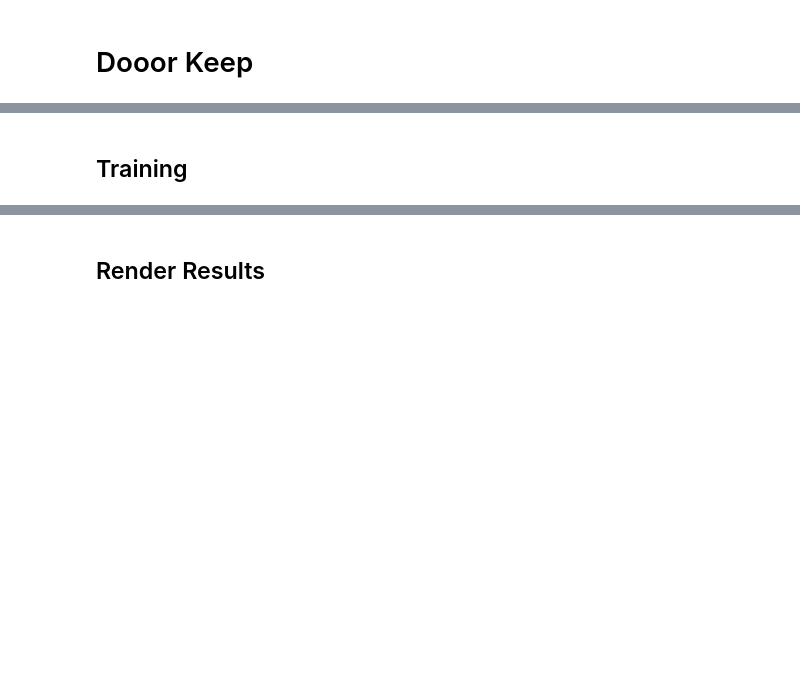
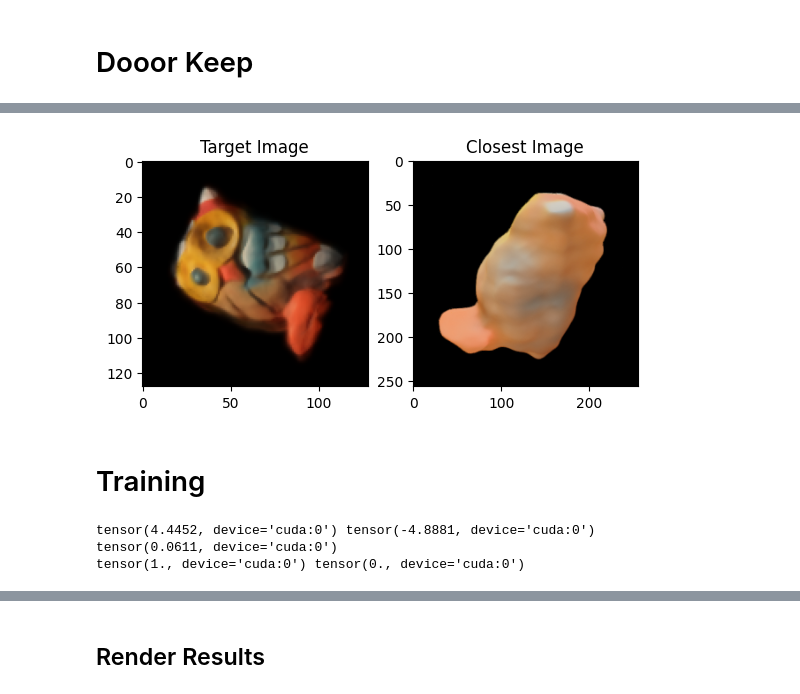
Before and after one commit to Dipan-Zhang/Wonder3D, a Jupyter notebook: NeuS/iNeuS_pose_estmation.ipynb, the cells around one changed output, grey strips where cells are left out. Drawn from its saved outputs; the diff is of its cells as text; code cells hidden in the pictures; blank space fills up the shorter version.

```diff
--- a/NeuS/iNeuS_pose_estmation.ipynb
+++ b/NeuS/iNeuS_pose_estmation.ipynb
@@ -378,0 +561,8 @@ loaded checkpoint from ./exp/neus/owl/checkpoints/ckpt_005000.pth
+# %%
+# compare the directly cos similarity
+scores = []
+img_features = extract_features_from_img(image_paths, "DINO", visualize=False)
+
+for img_feature in img_features:
+    score = torch.dot(img_feature.flatten(), target_img_features.flatten())
+    scores.append(score)
@@ -379,3 +575,27 @@ loaded checkpoint from ./exp/neus/owl/checkpoints/ckpt_005000.pth
+# %%
+min_idx = torch.argmin(torch.FloatTensor(scores))
+plt.subplot(1, 2, 1)
+plt.imshow(target_img[...,[2,1,0]].cpu())
+plt.title("Target Image")
+plt.subplot(1, 2, 2)
+plt.imshow(cv2.imread(image_paths[min_idx])[...,[2,1,0]])
+plt.title("Closest Image")
+plt.show()
+# %% [output]
+[figure, added]
 # %% [markdown]
-## Training
+# Training
+# %%
+# print(torch.var(target_img_features_flatten))
+print(target_img_features_flatten.max(), target_img_features_flatten.min())
+target_img_features_flatten_normalized = (target_img_features_flatten - torch.mean(target_img_features_flatten.min())) / (target_img_features_flatten.max()- target_img_features_flatten.min())
+print(torch.std(target_img_features_flatten_normalized))
+print(target_img_features_flatten_normalized.max(), target_img_features_flatten_normalized.min())
+# target_img_features_flatten_normalized = (target_img_features_flatten - torch.mean(target_img_features_flatten)) / torch.std(target_img_features_flatten)
+# print(torch.std(target_img_features_flatten_normalized))
+# print(target_img_features_flatten_normalized.max(), target_img_features_flatten_normalized.min())
+# %% [output]
+tensor(4.4452, device='cuda:0') tensor(-4.8881, device='cuda:0')
+tensor(0.0611, device='cuda:0')
+tensor(1., device='cuda:0') tensor(0., device='cuda:0')
 # %%
```
Also changed, not shown: parts of 22 cells of this notebook, 3 other files.
